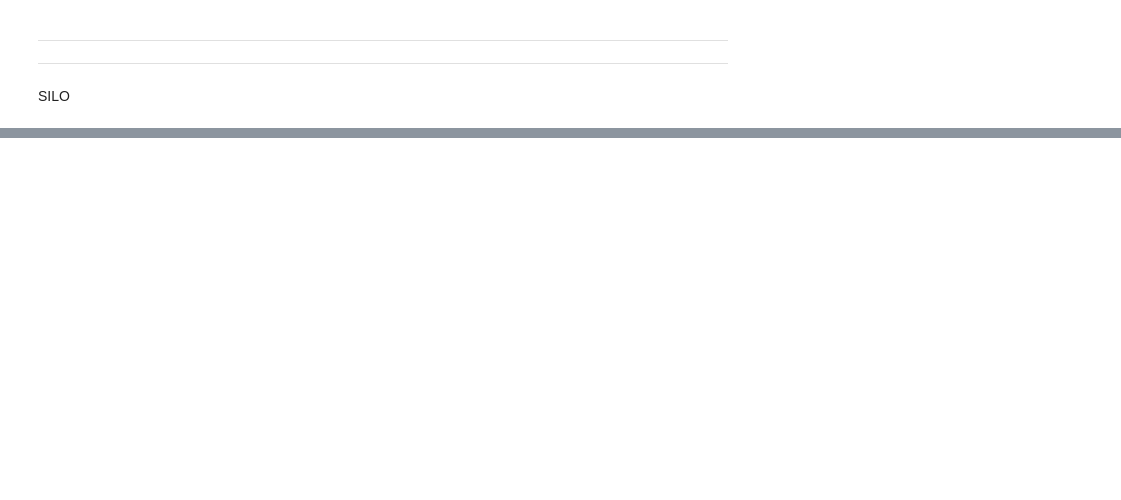
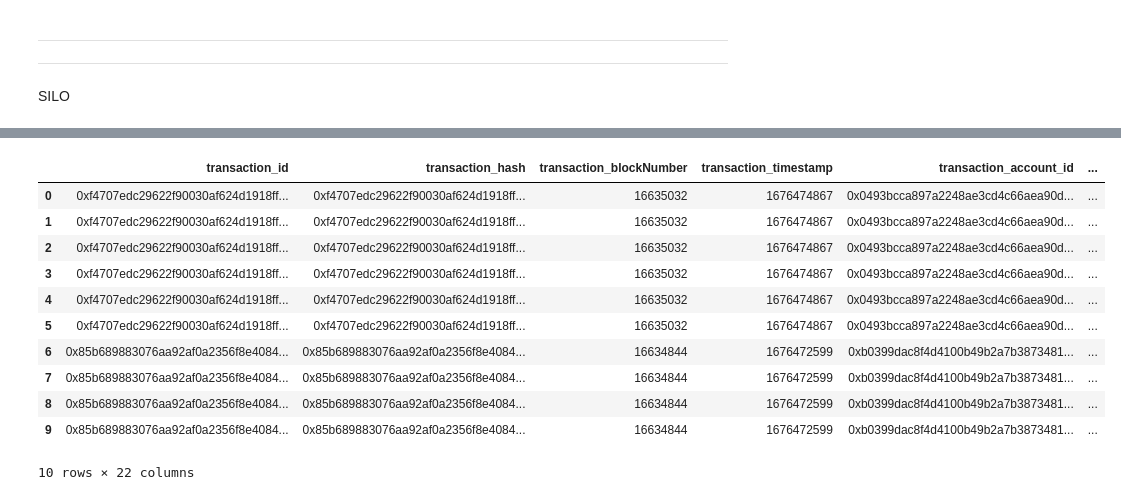
Before and after one commit to EdgeCaser/EconohmetricsOld, a Jupyter notebook: ohmFraxSiloVestaCollateral.ipynb, the cells around one changed output, grey strips where cells are left out. Saved outputs shown, nothing was run; the diff lists cells and outputs as text; code cells hidden in the pictures; blank space fills up the shorter version.

```diff
--- a/ohmFraxSiloVestaCollateral.ipynb
+++ b/ohmFraxSiloVestaCollateral.ipynb
@@ -116,0 +85,8 @@ siloCollateralDb.head(1000)
+# %%
+oldDepositsDb = pd.DataFrame()
+siloFileName = file+'/siloFinance_deposits.csv'
+try:
+    oldDepositsDb = pd.read_csv (siloFileName)
+except:
+    oldDepositsDb = pd.DataFrame()
+oldDepositsDb.head(10)
@@ -116,0 +95,8 @@ siloCollateralDb.head(1000)
+# %%
+maxSiloDepositTimestamp = 0
+try:
+    maxSiloDepositTimestamp = (max(0,oldDepositsDb['transaction_timestamp'].max()))-5
+except:
+        maxSiloDepositTimestamp = 0
+maxSiloDepositTimestamp = int(maxSiloDepositTimestamp)
+maxSiloDepositTimestamp
@@ -116,0 +276,8 @@ siloCollateralDb.head(1000)
+# %%
+maxSiloWithdrawalTimestamp = 0
+try:
+    maxSiloWithdrawalTimestamp = (max(0,oldWithdrawalsDb['transaction_timestamp'].max()))-5
+except:
+        maxSiloWithdrawalTimestamp = 0
+maxSiloWithdrawalTimestamp = int(maxSiloWithdrawalTimestamp)
+maxSiloWithdrawalTimestamp
@@ -116,0 +367,15 @@ siloCollateralDb.head(1000)
+# %%
+withdrawalsDb.head(10)
+# %% [output]
+|  | transaction_id | transaction_hash | transaction_blockNumber | transaction_timestamp | transaction_account_id | ... |
+| 0 | 0xf4707edc29622f90030af624d1918ff... | 0xf4707edc29622f90030af624d1918ff... | 16635032 | 1676474867 | 0x0493bcca897a2248ae3cd4c66aea90d... | ... |
+| 1 | 0xf4707edc29622f90030af624d1918ff... | 0xf4707edc29622f90030af624d1918ff... | 16635032 | 1676474867 | 0x0493bcca897a2248ae3cd4c66aea90d... | ... |
+| 2 | 0xf4707edc29622f90030af624d1918ff... | 0xf4707edc29622f90030af624d1918ff... | 16635032 | 1676474867 | 0x0493bcca897a2248ae3cd4c66aea90d... | ... |
+| 3 | 0xf4707edc29622f90030af624d1918ff... | 0xf4707edc29622f90030af624d1918ff... | 16635032 | 1676474867 | 0x0493bcca897a2248ae3cd4c66aea90d... | ... |
+| 4 | 0xf4707edc29622f90030af624d1918ff... | 0xf4707edc29622f90030af624d1918ff... | 16635032 | 1676474867 | 0x0493bcca897a2248ae3cd4c66aea90d... | ... |
+| 5 | 0xf4707edc29622f90030af624d1918ff... | 0xf4707edc29622f90030af624d1918ff... | 16635032 | 1676474867 | 0x0493bcca897a2248ae3cd4c66aea90d... | ... |
+| 6 | 0x85b689883076aa92af0a2356f8e4084... | 0x85b689883076aa92af0a2356f8e4084... | 16634844 | 1676472599 | 0xb0399dac8f4d4100b49b2a7b3873481... | ... |
+| 7 | 0x85b689883076aa92af0a2356f8e4084... | 0x85b689883076aa92af0a2356f8e4084... | 16634844 | 1676472599 | 0xb0399dac8f4d4100b49b2a7b3873481... | ... |
+| 8 | 0x85b689883076aa92af0a2356f8e4084... | 0x85b689883076aa92af0a2356f8e4084... | 16634844 | 1676472599 | 0xb0399dac8f4d4100b49b2a7b3873481... | ... |
+| 9 | 0x85b689883076aa92af0a2356f8e4084... | 0x85b689883076aa92af0a2356f8e4084... | 16634844 | 1676472599 | 0xb0399dac8f4d4100b49b2a7b3873481... | ... |
+10 rows × 22 columns
```
Also changed, not shown: parts of 19 cells of this notebook, 1 other file.
